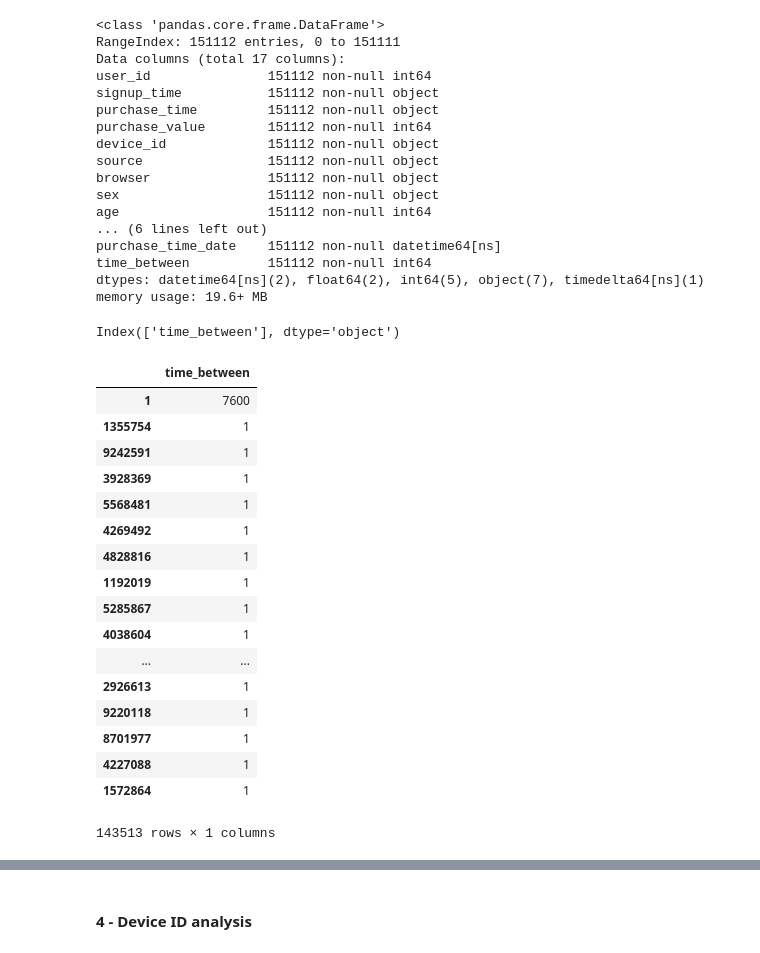
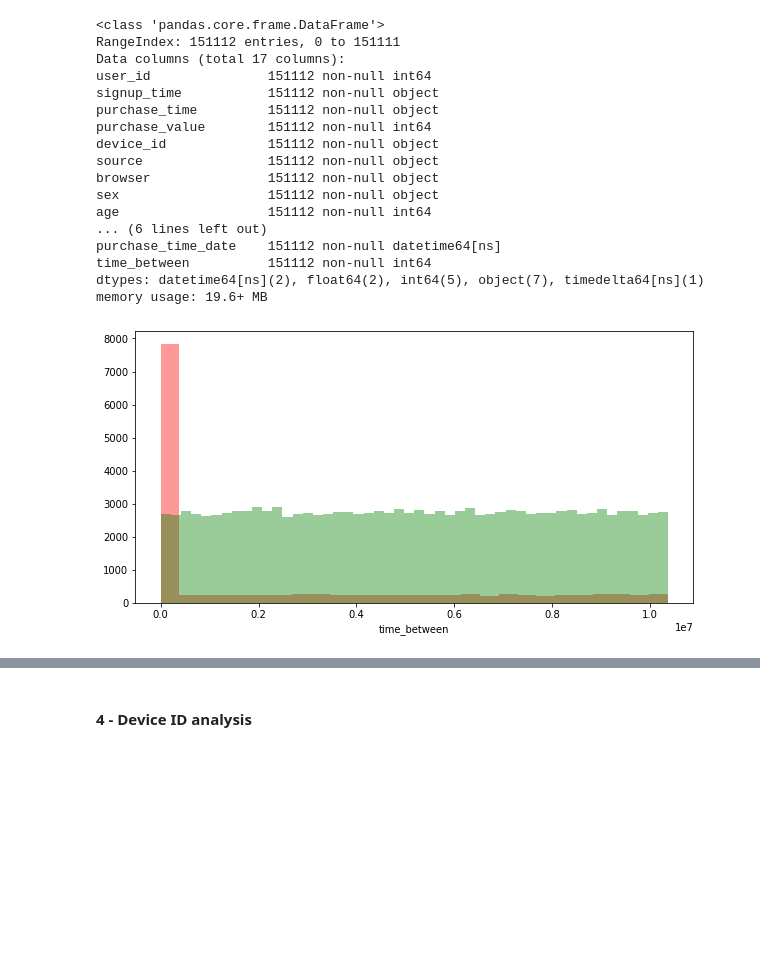
Before and after one commit to alexisgcomte/Projet----FRAUDULENT-ACTIVITIES, a Jupyter notebook: Projet -- FRAUDULENT ACTIVITIES.ipynb, the cells around one changed output, grey strips where cells are left out. Cells and saved outputs as stored; diff of their text form; code cells hidden in the pictures; blank space fills up the shorter version.

```diff
--- a/Projet -- FRAUDULENT ACTIVITIES.ipynb
+++ b/Projet -- FRAUDULENT ACTIVITIES.ipynb
@@ -602,4 +596,0 @@ temp=  = pd.pivot_table(df[['class','time_be']], index=['device_id']).sort_value
-# %%
-temp.columns
-# %% [output]
-Index(['time_between'], dtype='object')
@@ -608,21 +597,15 @@ Index(['time_between'], dtype='object')
-# %%
-temp.sort_values(by='time_between',ascending=False)
-# %% [output]
-|  | time_between |
-| 1 | 7600 |
-| 1355754 | 1 |
-| 9242591 | 1 |
-| 3928369 | 1 |
-| 5568481 | 1 |
-| 4269492 | 1 |
-| 4828816 | 1 |
-| 1192019 | 1 |
-| 5285867 | 1 |
-| 4038604 | 1 |
-| ... | ... |
-| 2926613 | 1 |
-| 9220118 | 1 |
-| 8701977 | 1 |
-| 4227088 | 1 |
-| 1572864 | 1 |
-143513 rows × 1 columns
+# %%
+# dist1 is the second with class = 1, dist2 is with class ) 0
+
+dist1 = pd.DataFrame(df[df['class']==1][['time_between','class']]).sort_values(by='time_between')
+dist2 = pd.DataFrame(df[df['class']==0][['time_between','class']]).sort_values(by='time_between')
+
+# Creation of a plot
+
+fig, axis = plt.subplots(figsize=(10,5))
+sns.distplot(dist1['time_between'],ax=axis,hist=True,color="red",kde=False)
+sns.distplot(dist2['time_between'],ax=axis,hist=True,color="green",kde=False)
+
+plt.show()
+# %% [output]
+[figure, added]
```
Also changed, not shown: parts of 17 cells of this notebook.
